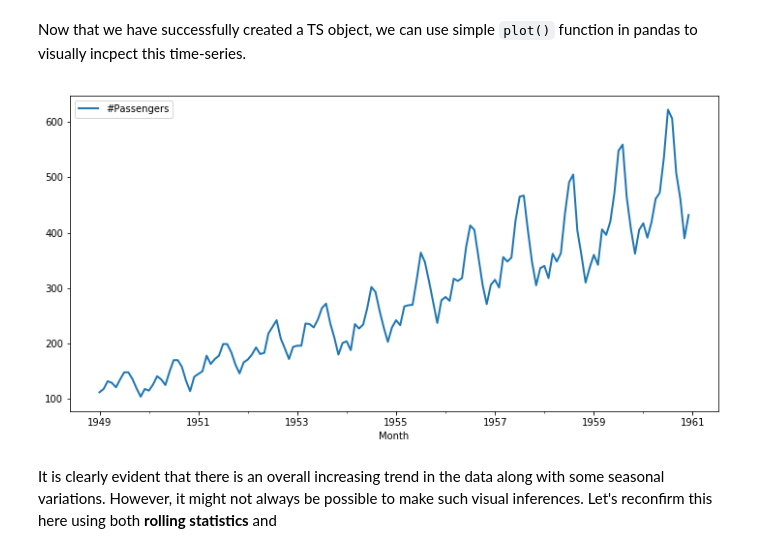
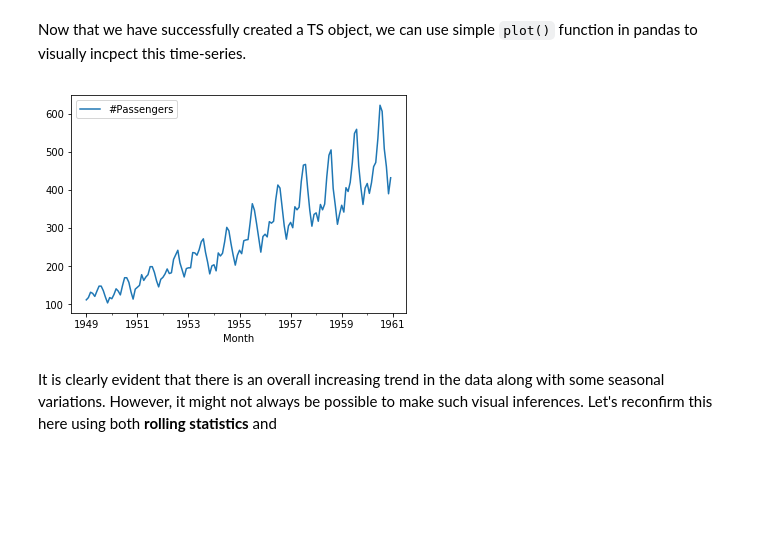
Before and after one commit to nkacoroski/dsc-3-25-06-testing-for-trends-lab-seattle-ds-career-040119, a Jupyter notebook: index.ipynb, the cells around one changed output. Cells and saved outputs as stored; diff of their text form; code cells hidden in the pictures; blank space fills up the shorter version.

```diff
--- a/index.ipynb
+++ b/index.ipynb
@@ -112,9 +112,9 @@ DatetimeIndex(['1949-01-01', '1949-02-01', '1949-03-01', '1949-04-01',
 Now that we have successfully created a TS object, we can use simple `plot()` function in pandas to visually incpect this time-series.
 # %%
 # Plot the time series data
-passen
+passengers_data.plot();
 # %% [output]
-[figure, old version]
+[figure, new version]
 # %% [markdown]
 It is clearly evident that there is an overall increasing trend in the data along with some seasonal variations. However, it might not always be possible to make such visual inferences. Let's reconfirm this here using both **rolling statistics** and
 # %% [markdown]
```
